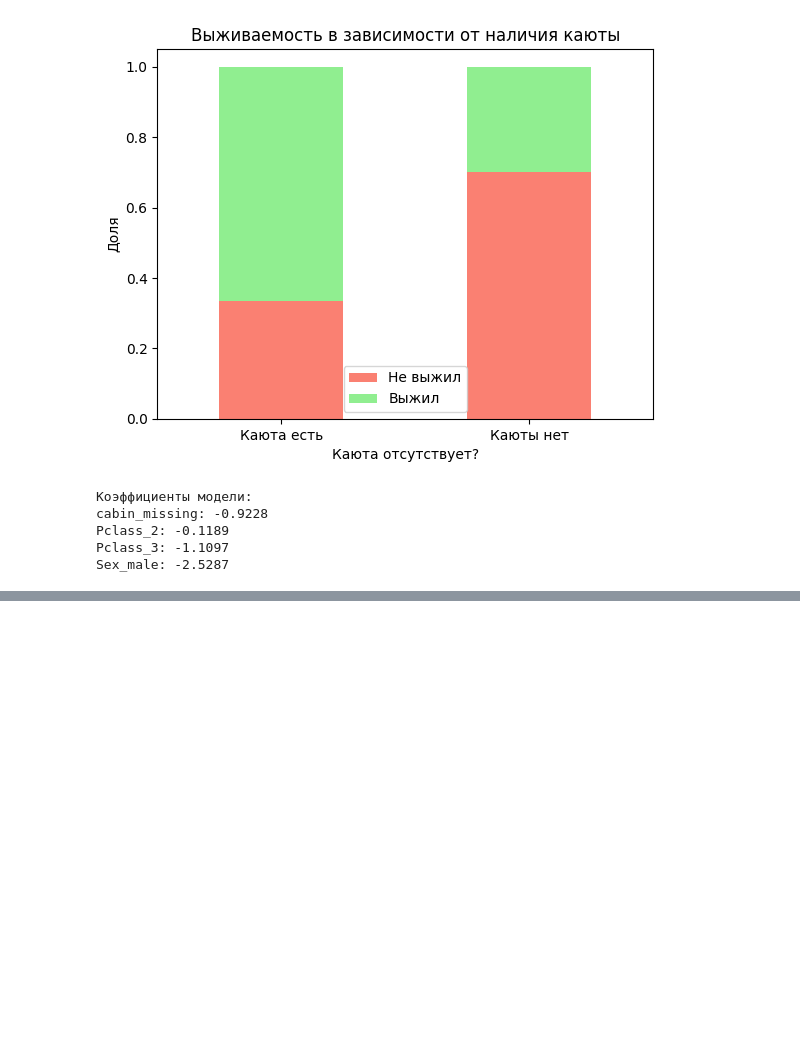
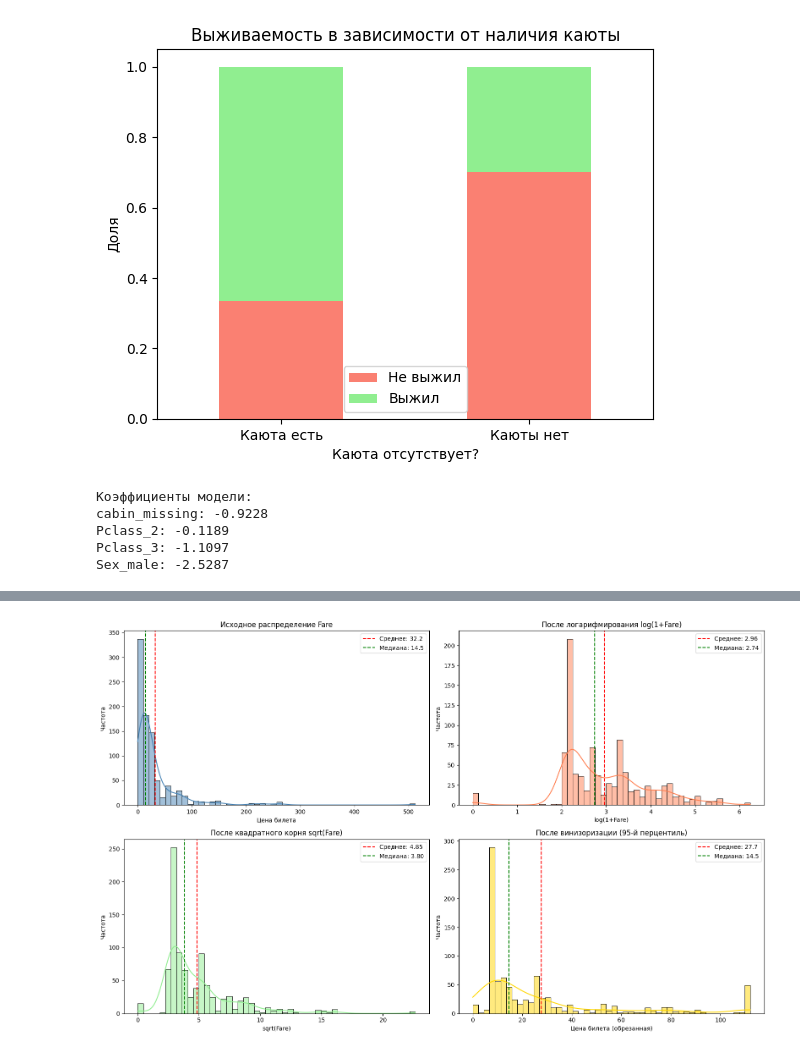
Before and after one commit to Lorr1ck/lab1_data_analysis, a Jupyter notebook: notebooks/02_data_understanding_advanced.ipynb, the cells around one changed output, grey strips where cells are left out. Saved outputs shown, nothing was run; the diff lists cells and outputs as text; code cells hidden in the pictures; blank space fills up the shorter version.

```diff
--- a/notebooks/02_data_understanding_advanced.ipynb
+++ b/notebooks/02_data_understanding_advanced.ipynb
@@ -295,0 +435,60 @@ Sex_male: -2.5287
+# %%
+import numpy as np
+import matplotlib.pyplot as plt
+import seaborn as sns
+
+# Берём данные
+fare_data = df_num['Fare'].copy()
+
+# Применяем преобразования
+fare_log = np.log1p(fare_data)  # логарифм
+fare_sqrt = np.sqrt(fare_data)  # корень
+fare_winsor = fare_data.clip(upper=fare_data.quantile(0.95))  # винизоризация
+
+# Рисуем все графики
+plt.figure(figsize=(16,10))
+
+# 1. Исходные
+plt.subplot(2,2,1)
+sns.histplot(fare_data, bins=50, kde=True, color='steelblue')
+plt.title('Исходное распределение Fare')
+plt.xlabel('Цена билета')
+plt.ylabel('Частота')
+plt.axvline(fare_data.mean(), color='red', linestyle='--', label=f'Среднее: {fare_data.mean():.1f}')
+plt.axvline(fare_data.median(), color='green', linestyle='--', label=f'Медиана: {fare_data.median():.1f}')
+plt.legend()
+
+# 2. Логарифм
+plt.subplot(2,2,2)
+sns.histplot(fare_log, bins=50, kde=True, color='coral')
+plt.title('После логарифмирования log(1+Fare)')
+plt.xlabel('log(1+Fare)')
+plt.ylabel('Частота')
+plt.axvline(fare_log.mean(), color='red', linestyle='--', label=f'Среднее: {fare_log.mean():.2f}')
+plt.axvline(fare_log.median(), color='green', linestyle='--', label=f'Медиана: {fare_log.median():.2f}')
+plt.legend()
+
+# 3. Корень
+plt.subplot(2,2,3)
+sns.histplot(fare_sqrt, bins=50, kde=True, color='lightgreen')
+plt.title('После квадратного корня sqrt(Fare)')
+plt.xlabel('sqrt(Fare)')
+plt.ylabel('Частота')
+plt.axvline(fare_sqrt.mean(), color='red', linestyle='--', label=f'Среднее: {fare_sqrt.mean():.2f}')
+plt.axvline(fare_sqrt.median(), color='green', linestyle='--', label=f'Медиана: {fare_sqrt.median():.2f}')
+plt.legend()
+
+# 4. Винизоризация
+plt.subplot(2,2,4)
+sns.histplot(fare_winsor, bins=50, kde=True, color='gold')
+plt.title('После винизоризации (95-й перцентиль)')
+plt.xlabel('Цена билета (обрезанная)')
+plt.ylabel('Частота')
+plt.axvline(fare_winsor.mean(), color='red', linestyle='--', label=f'Среднее: {fare_winsor.mean():.1f}')
+plt.axvline(fare_winsor.median(), color='green', linestyle='--', label=f'Медиана: {fare_winsor.median():.1f}')
+plt.legend()
+
+plt.tight_layout()
+plt.show()
+# %% [output]
+[figure, added]
```
Also changed, not shown: parts of 35 cells of this notebook, 2 other files.
